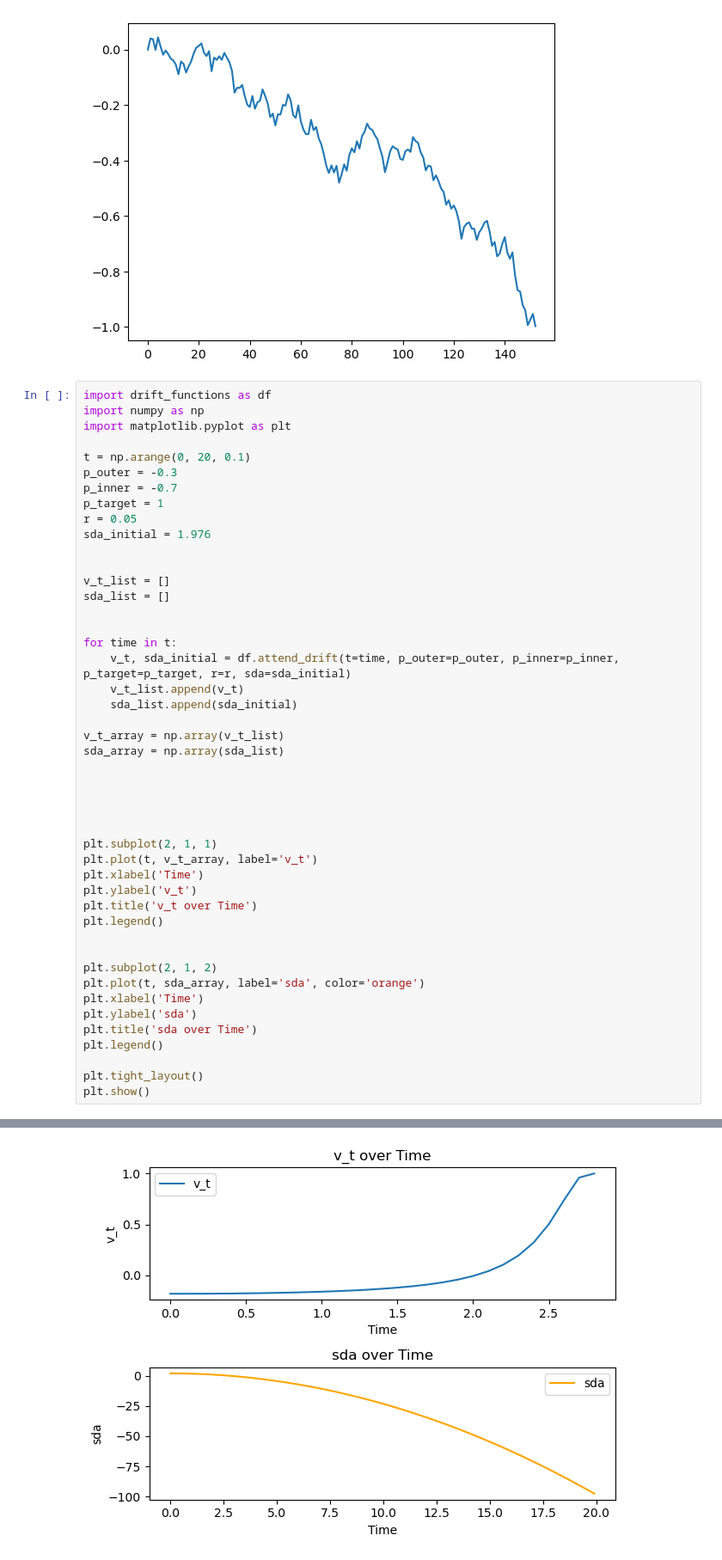
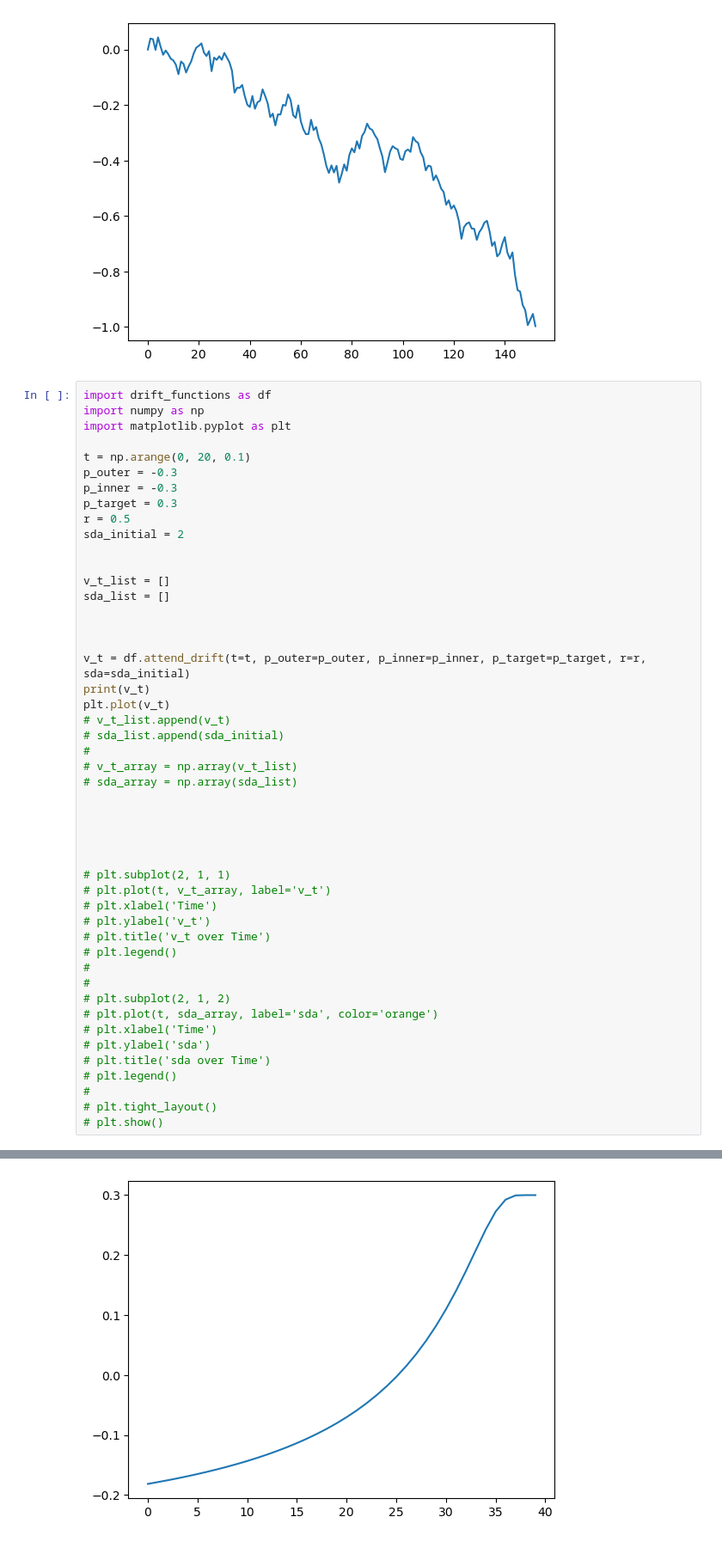
Before and after one commit to AlexanderFengler/ssm-simulators, a Jupyter notebook: ssms/basic_simulators/andrew-testing.ipynb, the cells around one changed output, grey strips where cells are left out. Shown at 86% size. Saved outputs shown, nothing was run; the diff lists cells and outputs as text.

Commit message:
further changes to drift functions

```diff
--- a/ssms/basic_simulators/andrew-testing.ipynb
+++ b/ssms/basic_simulators/andrew-testing.ipynb
@@ -49,43 +58,45 @@ import matplotlib.pyplot as plt
 
 t = np.arange(0, 20, 0.1)
 p_outer = -0.3
-p_inner = -0.7
-p_target = 1
-r = 0.05
-sda_initial = 1.976
+p_inner = -0.3
+p_target = 0.3
+r = 0.5
+sda_initial = 2
 
 
 v_t_list = []
 sda_list = []
 
 
-for time in t:
-    v_t, sda_initial = df.attend_drift(t=time, p_outer=p_outer, p_inner=p_inner, p_target=p_target, r=r, sda=sda_initial)
-    v_t_list.append(v_t)
-    sda_list.append(sda_initial)
 
-v_t_array = np.array(v_t_list)
-sda_array = np.array(sda_list)
+v_t = df.attend_drift(t=t, p_outer=p_outer, p_inner=p_inner, p_target=p_target, r=r, sda=sda_initial)
+print(v_t)
+plt.plot(v_t)
+# v_t_list.append(v_t)
+# sda_list.append(sda_initial)
+#
+# v_t_array = np.array(v_t_list)
+# sda_array = np.array(sda_list)
 
 
 
 
 
-plt.subplot(2, 1, 1)
-plt.plot(t, v_t_array, label='v_t')
-plt.xlabel('Time')
-plt.ylabel('v_t')
-plt.title('v_t over Time')
-plt.legend()
-
-
-plt.subplot(2, 1, 2)
-plt.plot(t, sda_array, label='sda', color='orange')
-plt.xlabel('Time')
-plt.ylabel('sda')
-plt.title('sda over Time')
-plt.legend()
-
-plt.tight_layout()
-plt.show()
+# plt.subplot(2, 1, 1)
+# plt.plot(t, v_t_array, label='v_t')
+# plt.xlabel('Time')
+# plt.ylabel('v_t')
+# plt.title('v_t over Time')
+# plt.legend()
+#
+#
+# plt.subplot(2, 1, 2)
+# plt.plot(t, sda_array, label='sda', color='orange')
+# plt.xlabel('Time')
+# plt.ylabel('sda')
+# plt.title('sda over Time')
+# plt.legend()
+#
+# plt.tight_layout()
+# plt.show()
 # %% [output]
@@ -92,4 +121,4 @@ plt.show()
-[figure, old version]
+[figure, new version]
 # %%
 import ssms
 from ssms.basic_simulators import simulator
```
Also changed, not shown: parts of 5 cells of this notebook, 1 other file.
